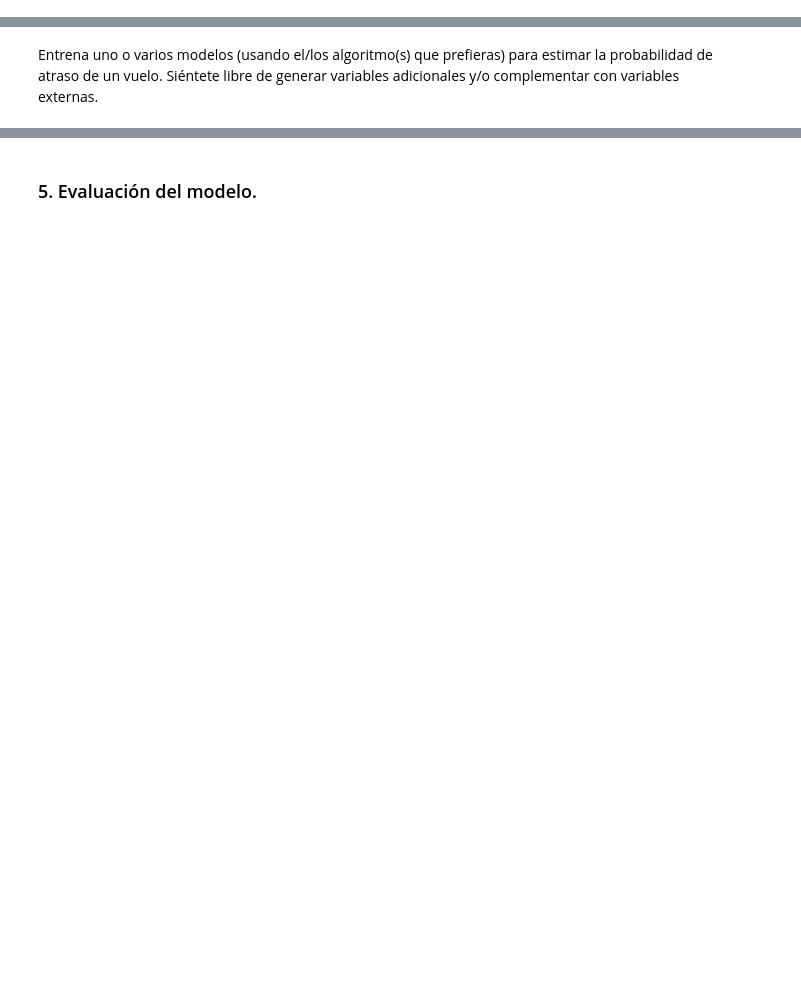
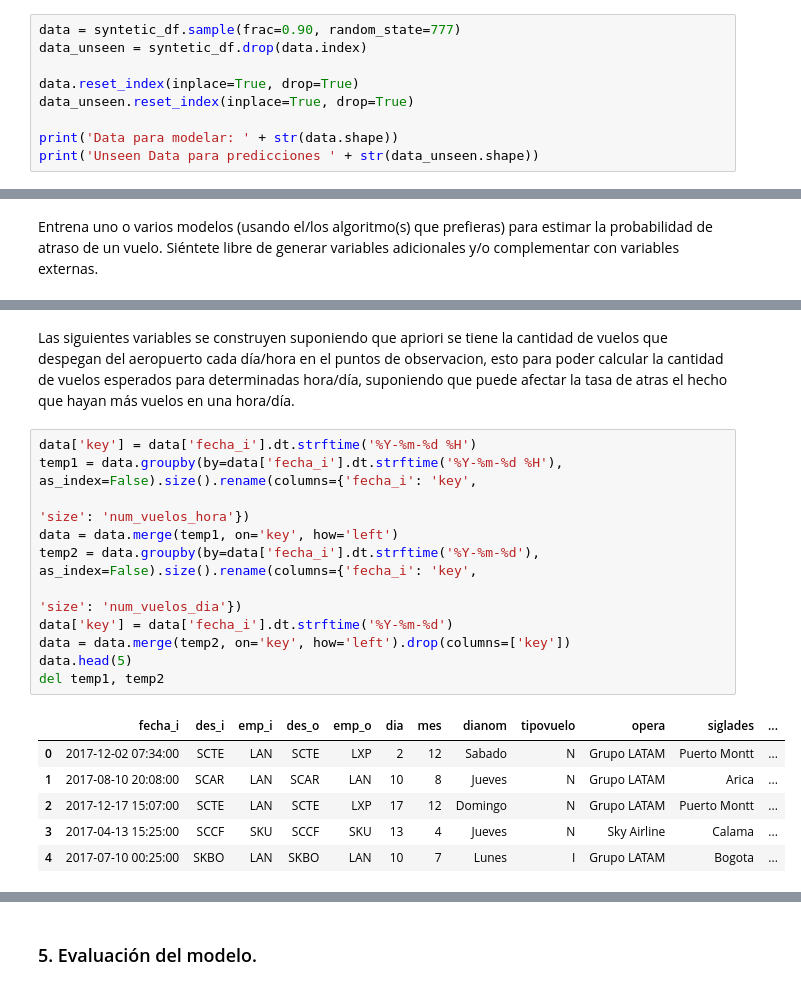
Before and after one commit to eaceror/latam-test, a Jupyter notebook: src/notebooks/solution.ipynb, the cells around one changed output, grey strips where cells are left out. Drawn from its saved outputs; the diff is of its cells as text; blank space fills up the shorter version.

Commit message:
Preparacion de variables

```diff
--- a/src/notebooks/solution.ipynb
+++ b/src/notebooks/solution.ipynb
@@ -404,0 +413,9 @@ Como variables externas sería interesante tener los pronosticos del clima, las
+# %%
+data = syntetic_df.sample(frac=0.90, random_state=777)
+data_unseen = syntetic_df.drop(data.index)
+
+data.reset_index(inplace=True, drop=True)
+data_unseen.reset_index(inplace=True, drop=True)
+
+print('Data para modelar: ' + str(data.shape))
+print('Unseen Data para predicciones ' + str(data_unseen.shape))
@@ -407,0 +442,20 @@ Siéntete libre de generar variables adicionales y/o complementar con variables
+# %% [markdown]
+Las siguientes variables se construyen suponiendo que apriori se tiene la cantidad de vuelos que despegan del aeropuerto cada día/hora en el puntos de observacion, esto para poder calcular la cantidad de vuelos esperados para determinadas hora/día, suponiendo que puede afectar la tasa de atras el hecho que hayan más vuelos en una hora/día.
+# %%
+data['key'] = data['fecha_i'].dt.strftime('%Y-%m-%d %H')
+temp1 = data.groupby(by=data['fecha_i'].dt.strftime('%Y-%m-%d %H'), as_index=False).size().rename(columns={'fecha_i': 'key',
+                                                                                                                         'size': 'num_vuelos_hora'})
+data = data.merge(temp1, on='key', how='left')
+temp2 = data.groupby(by=data['fecha_i'].dt.strftime('%Y-%m-%d'), as_index=False).size().rename(columns={'fecha_i': 'key',
+                                                                                                                      'size': 'num_vuelos_dia'})
+data['key'] = data['fecha_i'].dt.strftime('%Y-%m-%d')
+data = data.merge(temp2, on='key', how='left').drop(columns=['key'])
+data.head(5)
+del temp1, temp2
+# %% [output]
+|  | fecha_i | des_i | emp_i | des_o | emp_o | dia | mes | dianom | tipovuelo | opera | siglades | ... |
+| 0 | 2017-12-02 07:34:00 | SCTE | LAN | SCTE | LXP | 2 | 12 | Sabado | N | Grupo LATAM | Puerto Montt | ... |
+| 1 | 2017-08-10 20:08:00 | SCAR | LAN | SCAR | LAN | 10 | 8 | Jueves | N | Grupo LATAM | Arica | ... |
+| 2 | 2017-12-17 15:07:00 | SCTE | LAN | SCTE | LXP | 17 | 12 | Domingo | N | Grupo LATAM | Puerto Montt | ... |
+| 3 | 2017-04-13 15:25:00 | SCCF | SKU | SCCF | SKU | 13 | 4 | Jueves | N | Sky Airline | Calama | ... |
+| 4 | 2017-07-10 00:25:00 | SKBO | LAN | SKBO | LAN | 10 | 7 | Lunes | I | Grupo LATAM | Bogota | ... |
```
Also changed, not shown: parts of 26 cells of this notebook.
